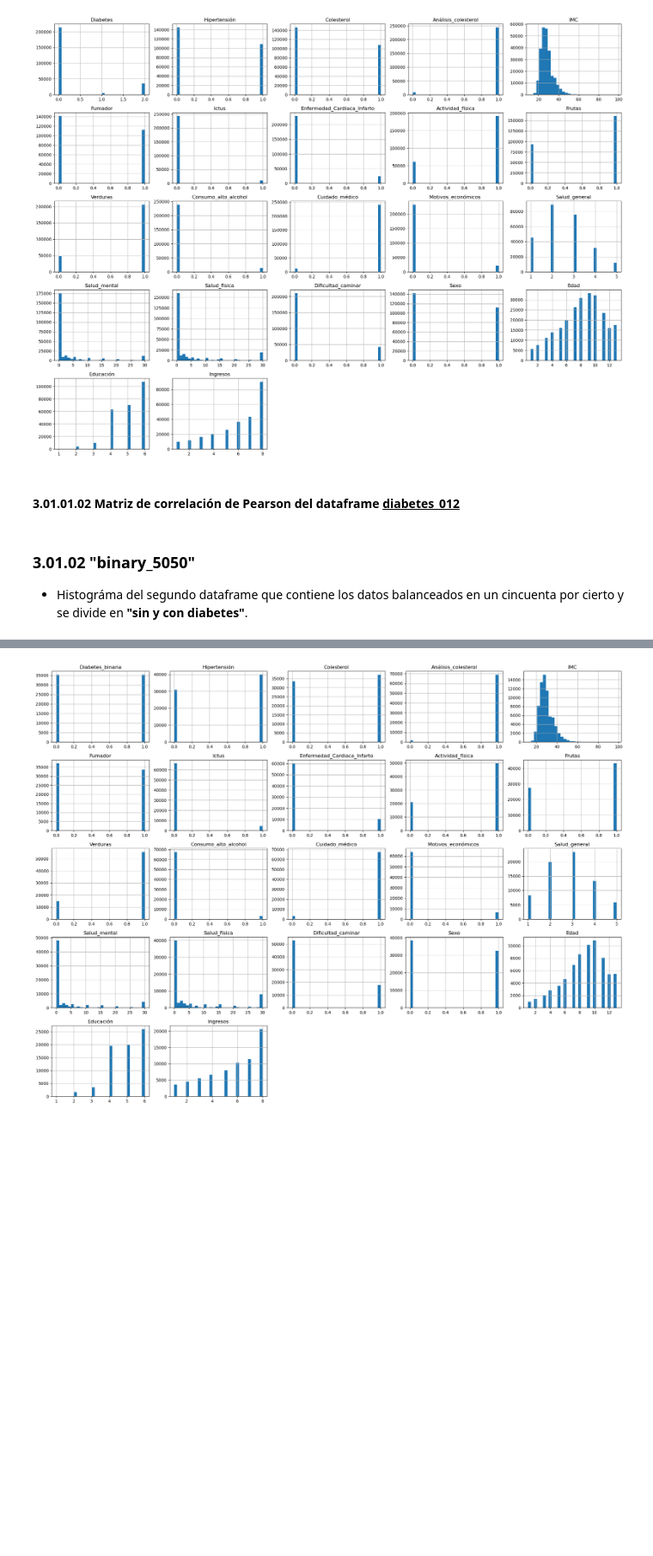
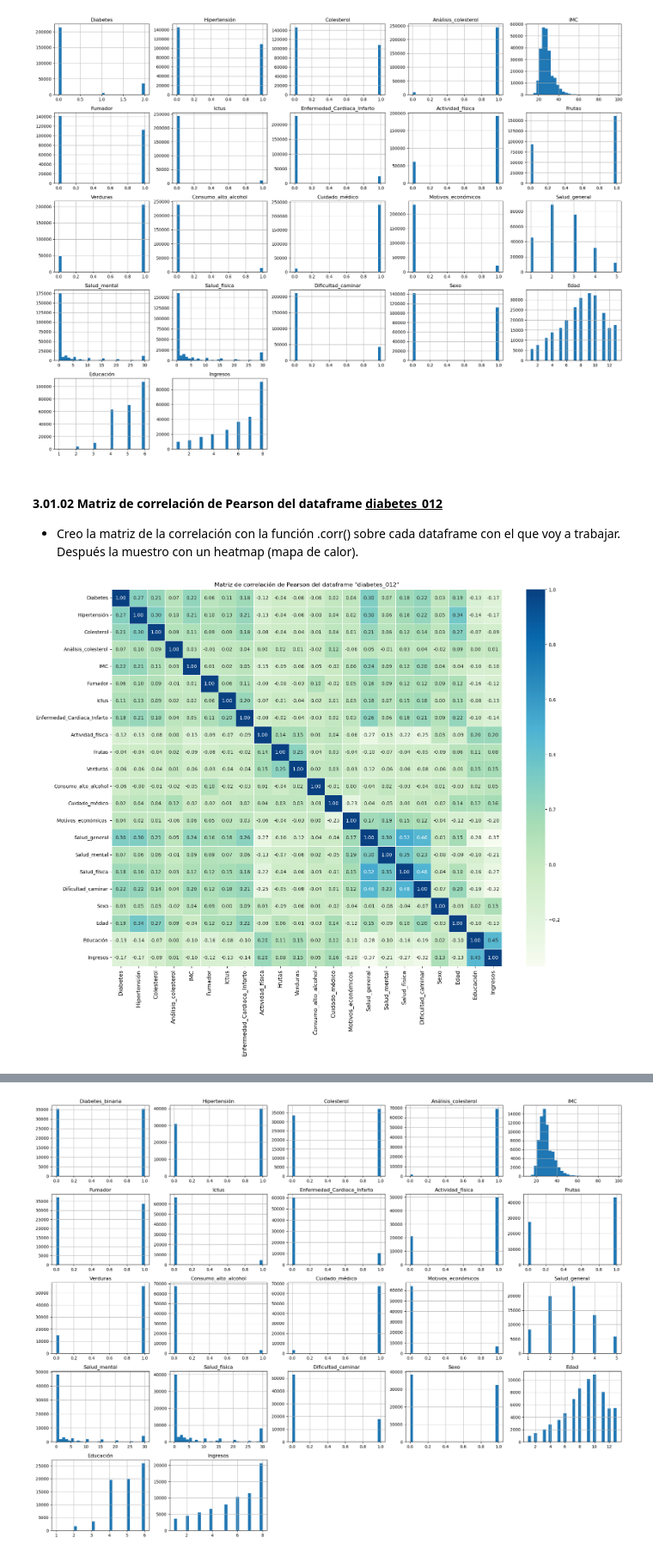
Before and after one commit to alexia-gm/Diabetes, a Jupyter notebook: prediccion_diabetes_doc.ipynb, the cells around one changed output, grey strips where cells are left out. Shown at 86% size. Cells and saved outputs as stored; diff of their text form; code cells hidden in the pictures; blank space fills up the shorter version.

Commit message:
Correlaciones de Pearson. Funcion para valor absoluto.

```diff
--- a/prediccion_diabetes_doc.ipynb
+++ b/prediccion_diabetes_doc.ipynb
@@ -519,7 +536,16 @@ plt.show()
 # %% [output]
 [figure]
 # %% [markdown]
-#### 3.01.01.02 Matriz de correlación de Pearson del dataframe <u>diabetes_012</u>
+#### 3.01.02 Matriz de correlación de Pearson del dataframe <u>diabetes_012</u>
+
+- Creo la matriz de la correlación con la función .corr() sobre cada dataframe con el que voy a trabajar. Después la muestro con un heatmap (mapa de calor).
-# %% [markdown]
-### 3.01.02 "binary_5050"
-- Histográma del segundo dataframe que contiene los datos balanceados en un cincuenta por cierto y se divide en **"sin y con diabetes"**.
+# %%
+matriz_correlacion_1 = diabetes_012.corr()
+
+plt.figure(figsize = (18, 14))
+sns.heatmap(matriz_correlacion_1, annot = True, fmt = '.2f', cmap = 'GnBu', linewidths = 0.5)
+plt.title('Matriz de correlación de Pearson del dataframe "diabetes_012"')
+plt.xticks(fontsize = 12)
+plt.show()
+# %% [output]
+[figure, added]
```
Also changed, not shown: parts of 19 cells of this notebook.
